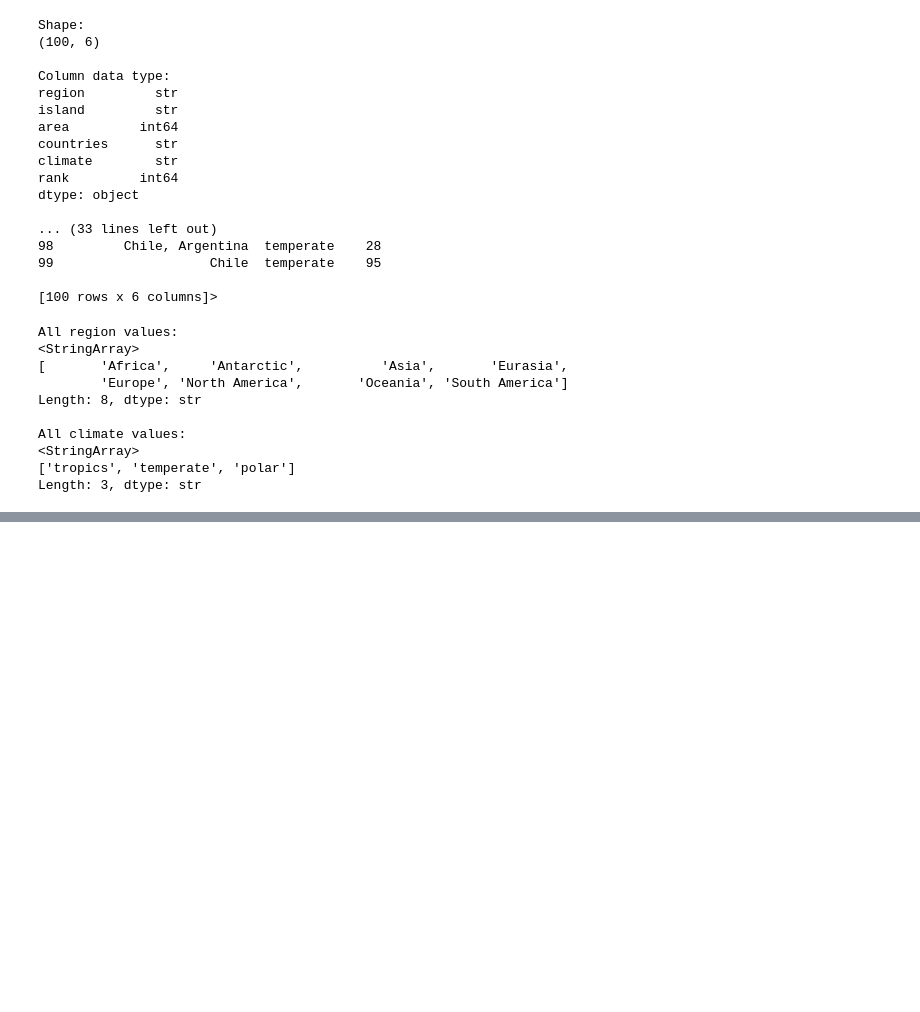
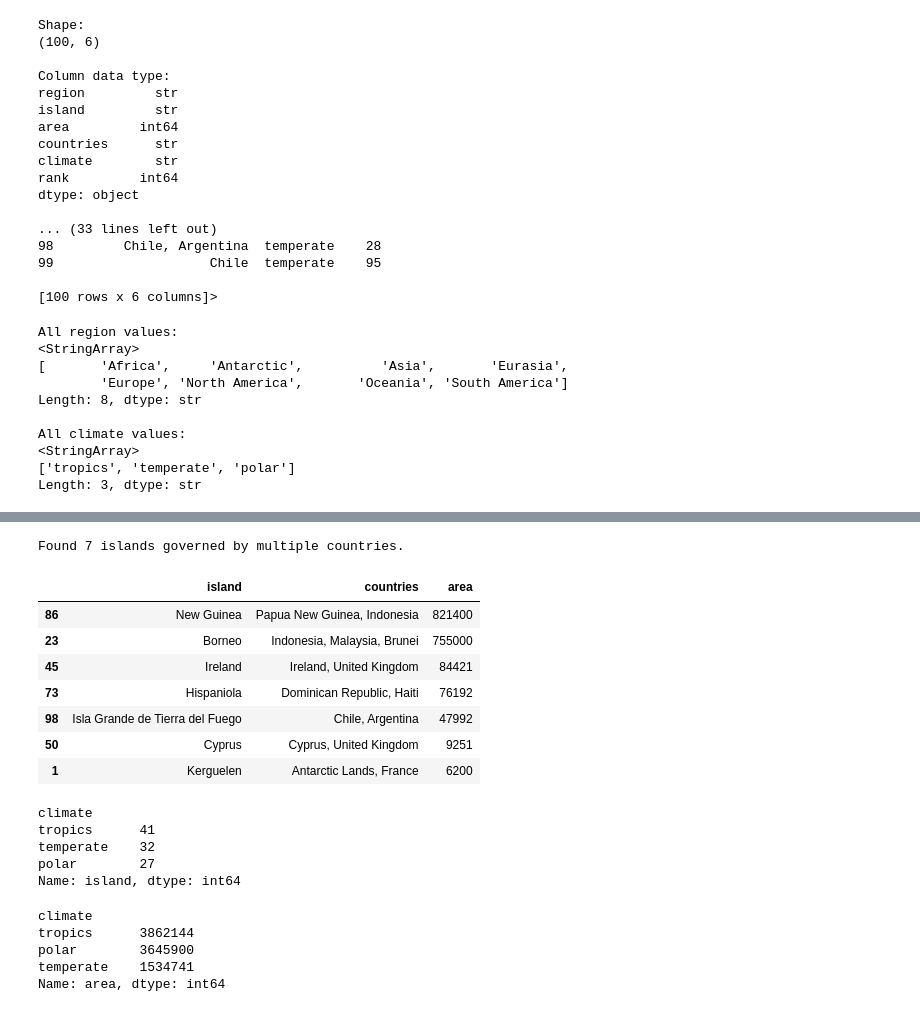
Before and after one commit to dakshita01/data-science-portfolio, a Jupyter notebook: 01-largest-islands/notebook/largest_islands.ipynb, the cells around one changed output, grey strips where cells are left out. Saved outputs shown, nothing was run; the diff lists cells and outputs as text; code cells hidden in the pictures; blank space fills up the shorter version.

```diff
--- a/01-largest-islands/notebook/largest_islands.ipynb
+++ b/01-largest-islands/notebook/largest_islands.ipynb
@@ -79,0 +190,34 @@ Length: 3, dtype: str
+# %%
+# a comma in the 'countries' field signals multiple countries
+multi_country = df[df['countries'].str.contains(',')]
+
+print(f"Found {len(multi_country)} islands governed by multiple countries. \n")
+multi_country[['island', 'countries', 'area']].sort_values('area', ascending=False)
+# %% [output]
+Found 7 islands governed by multiple countries.
+|  | island | countries | area |
+| 86 | New Guinea | Papua New Guinea, Indonesia | 821400 |
+| 23 | Borneo | Indonesia, Malaysia, Brunei | 755000 |
+| 45 | Ireland | Ireland, United Kingdom | 84421 |
+| 73 | Hispaniola | Dominican Republic, Haiti | 76192 |
+| 98 | Isla Grande de Tierra del Fuego | Chile, Argentina | 47992 |
+| 50 | Cyprus | Cyprus, United Kingdom | 9251 |
+| 1 | Kerguelen | Antarctic Lands, France | 6200 |
+# %%
+# rank climate by the number of islands
+df.groupby('climate')['island'].count().sort_values(ascending=False)
+# %% [output]
+climate
+tropics      41
+temperate    32
+polar        27
+Name: island, dtype: int64
+# %%
+# rank climate by total island area
+df.groupby('climate')['area'].sum().sort_values(ascending=False)
+# %% [output]
+climate
+tropics      3862144
+polar        3645900
+temperate    1534741
+Name: area, dtype: int64
```
Also changed, not shown: parts of 12 cells of this notebook, 1 other file.
